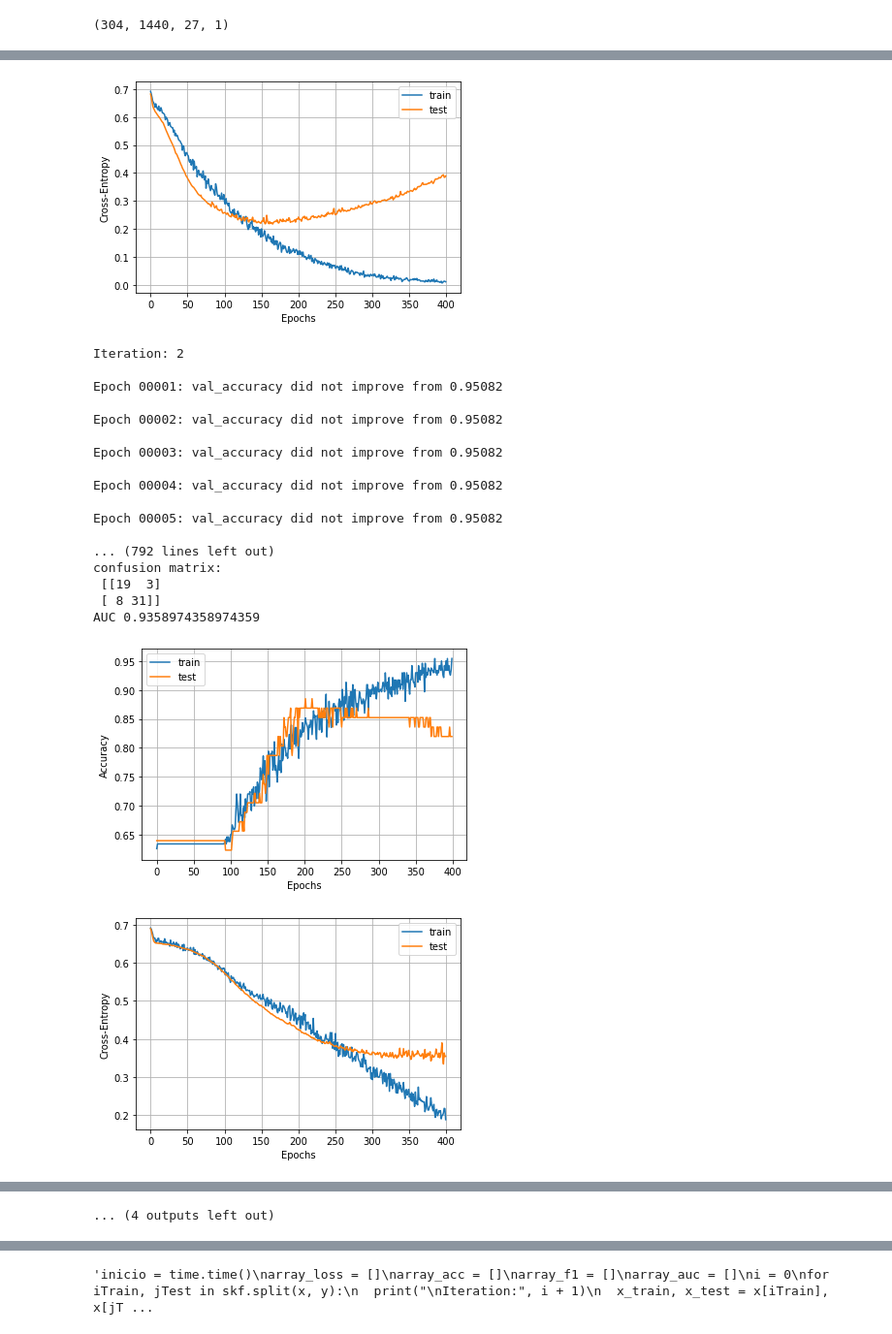
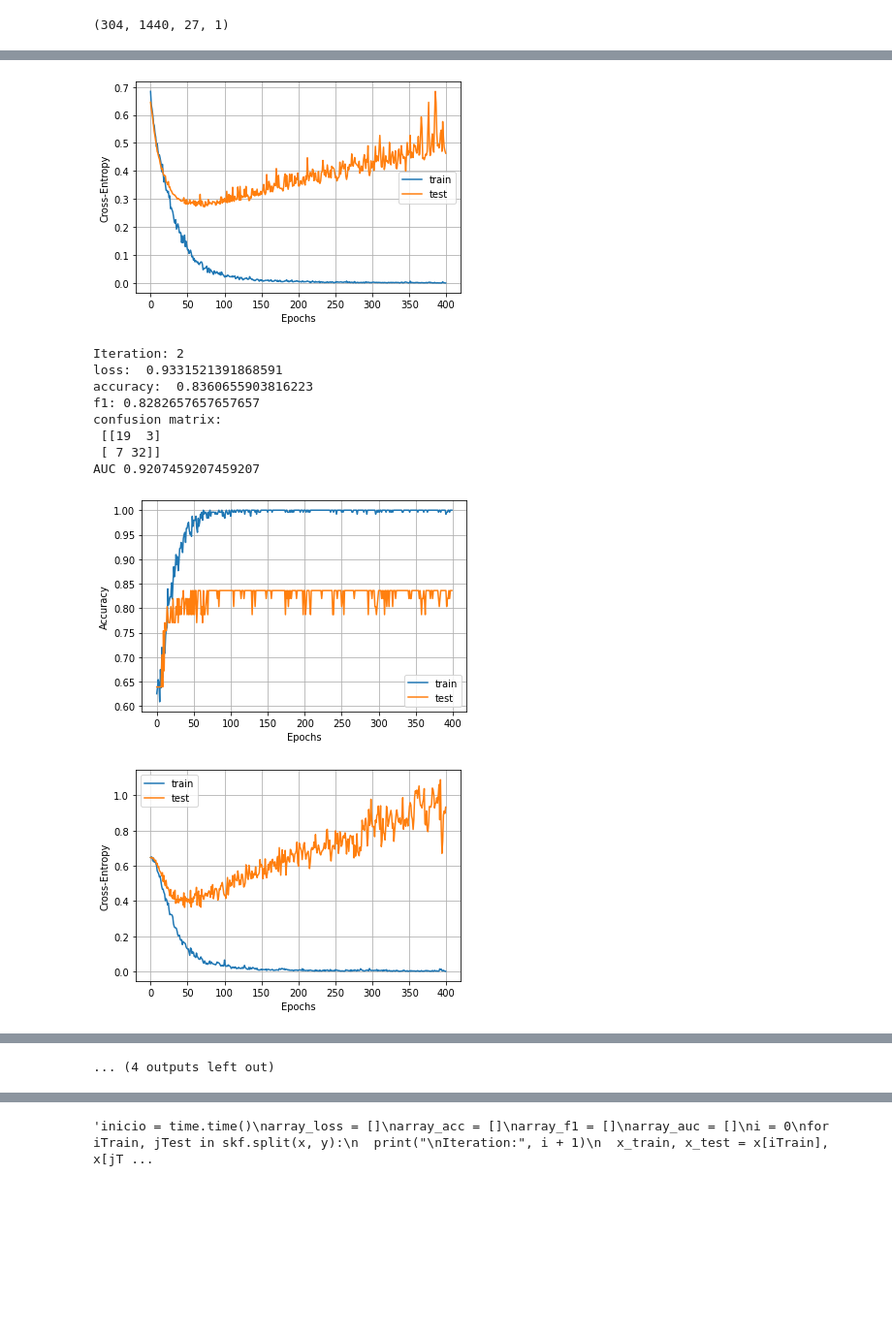
Before and after one commit to EdgarMoyete/MentalCalculationClassification, a Jupyter notebook: STFT/STFT-CNN2D.ipynb, the cells around one changed output, grey strips where cells are left out. Shown at 97% size. Saved outputs shown, nothing was run; the diff lists cells and outputs as text; code cells hidden in the pictures; blank space fills up the shorter version.

```diff
--- a/STFT/STFT-CNN2D.ipynb
+++ b/STFT/STFT-CNN2D.ipynb
@@ -154,7 +153,6 @@ def CNN_2D():
                 metrics = ['accuracy'])
   return model
 # %%
-# Sin Data Augmentation
 inicio = time.time()
 array_loss = []
 array_acc = []
@@ -169,8 +167,8 @@ for iTrain, jTest in skf.split(x, y):
   model = CNN_2D()
 
   history = model.fit(x_train, y_train, epochs=400, batch_size=20,
-                      validation_data=(x_test, y_test),
-                      verbose=0, callbacks=[mc])
+                      validation_data=(x_test, y_test), verbose=0)
+                      #, callbacks=[mc])
 
   test_loss, test_acc = model.evaluate(x_test, y_test, verbose=0)
   array_loss.append(test_loss)
@@ -190,7 +188,7 @@ for iTrain, jTest in skf.split(x, y):
 
   probabilidades = probabilidades[:, 1]
   auc = roc_auc_score(y_test, probabilidades)
-  fpr, tpr, thresholds = roc_curve(y_test, probabilidades)
+  #fpr, tpr, thresholds = roc_curve(y_test, probabilidades)
   array_auc.append(auc)
 
   print("AUC", auc)
@@ -245,21 +234,12 @@ AUC 0.9638694638694638
-[figure, old version]
+[figure, new version]
 Iteration: 2
-
-Epoch 00001: val_accuracy did not improve from 0.95082
-
-Epoch 00002: val_accuracy did not improve from 0.95082
-
-Epoch 00003: val_accuracy did not improve from 0.95082
-
-Epoch 00004: val_accuracy did not improve from 0.95082
-
-Epoch 00005: val_accuracy did not improve from 0.95082
-
-... (792 lines left out)
+loss:  0.9331521391868591
+accuracy:  0.8360655903816223
+f1: 0.8282657657657657
 confusion matrix:
  [[19  3]
- [ 8 31]]
-AUC 0.9358974358974359
+ [ 7 32]]
+AUC 0.9207459207459207
-[figure, old version]
+[figure, new version]
-[figure, old version]
+[figure, new version]
 Iteration: 3
```
Also changed, not shown: parts of 12 cells of this notebook, 7 other files.
